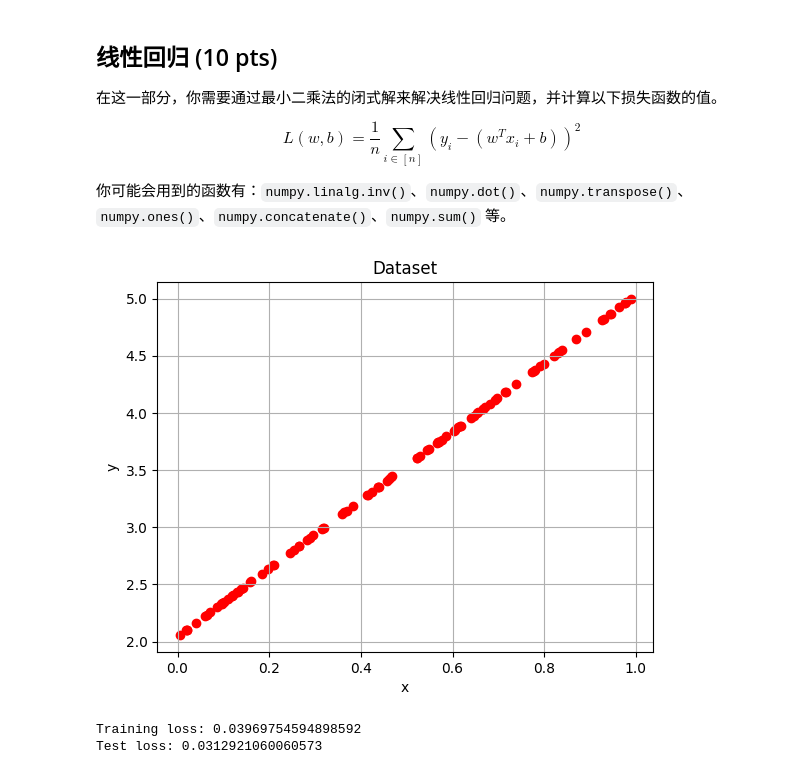
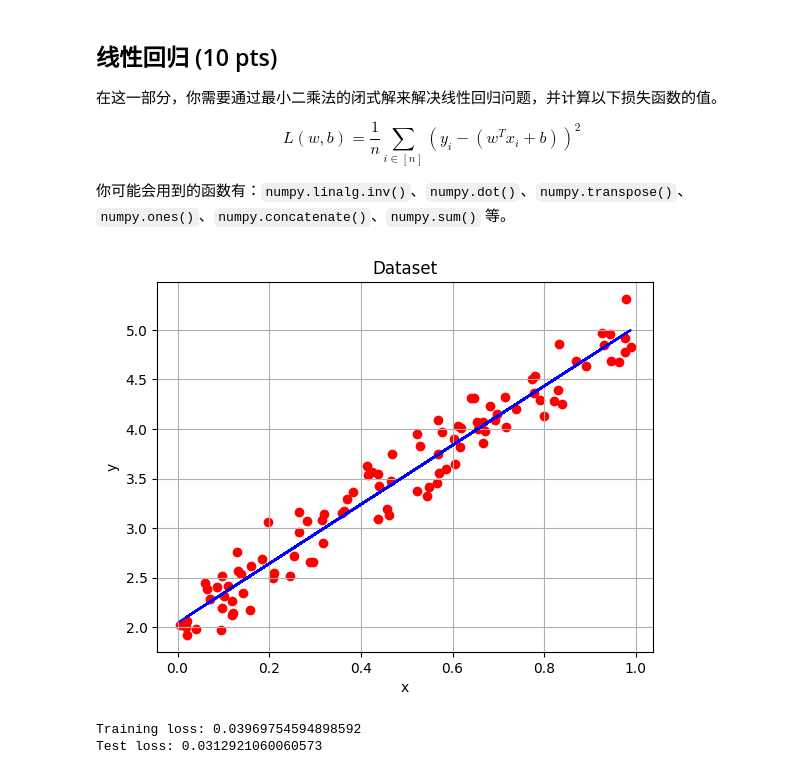
Before and after one commit to SasebonoShigure/ML_lab, a Jupyter notebook: Lab-linear/lab.ipynb, the cells around one changed output. Cells and saved outputs as stored; diff of their text form; code cells hidden in the pictures.

Commit message:
border函数

```diff
--- a/Lab-linear/lab.ipynb
+++ b/Lab-linear/lab.ipynb
@@ -48,15 +48,15 @@ w_hat = np.linalg.inv(x_hat @ x_hat.T) @ x_hat @ y_train.T
 # %%
 # In this section, please visualize the linear regression solution in 2D using the visualize_2D_border function
 
 # TODO: firstly, compute the y_pred using the best theta
 
 y_pred = w_hat @ x_hat
 
 # TODO: Secondly, visualize the linear regression solution in 2D using the visualize_2D_border function
 
-visualize_2D_dataset(x_train, y_pred)
+visualize_2D_border(x_train, y_train, y_pred)
 # %% [output]
-[figure, old version]
+[figure, new version]
 # %%
 # Define the loss function
 def compute_loss(X, y, theta):
```
